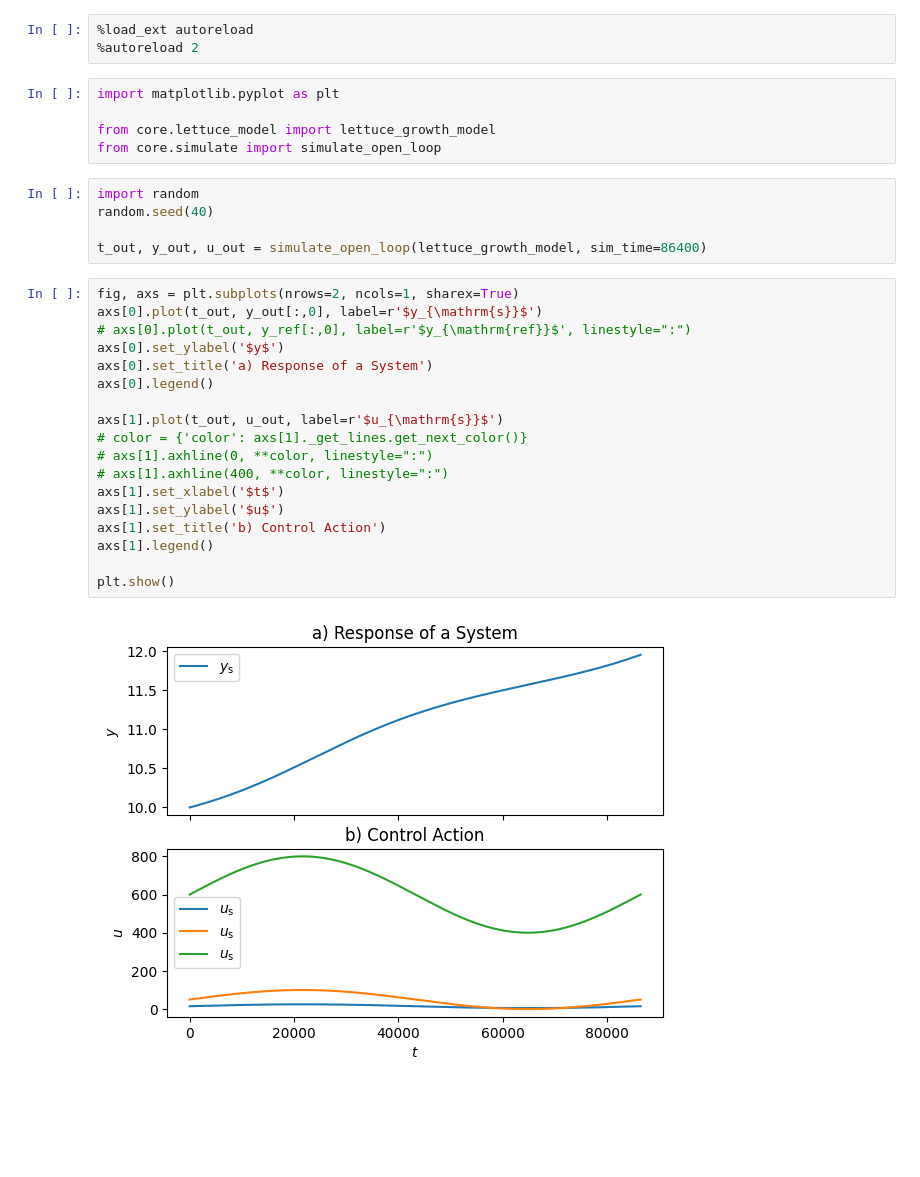
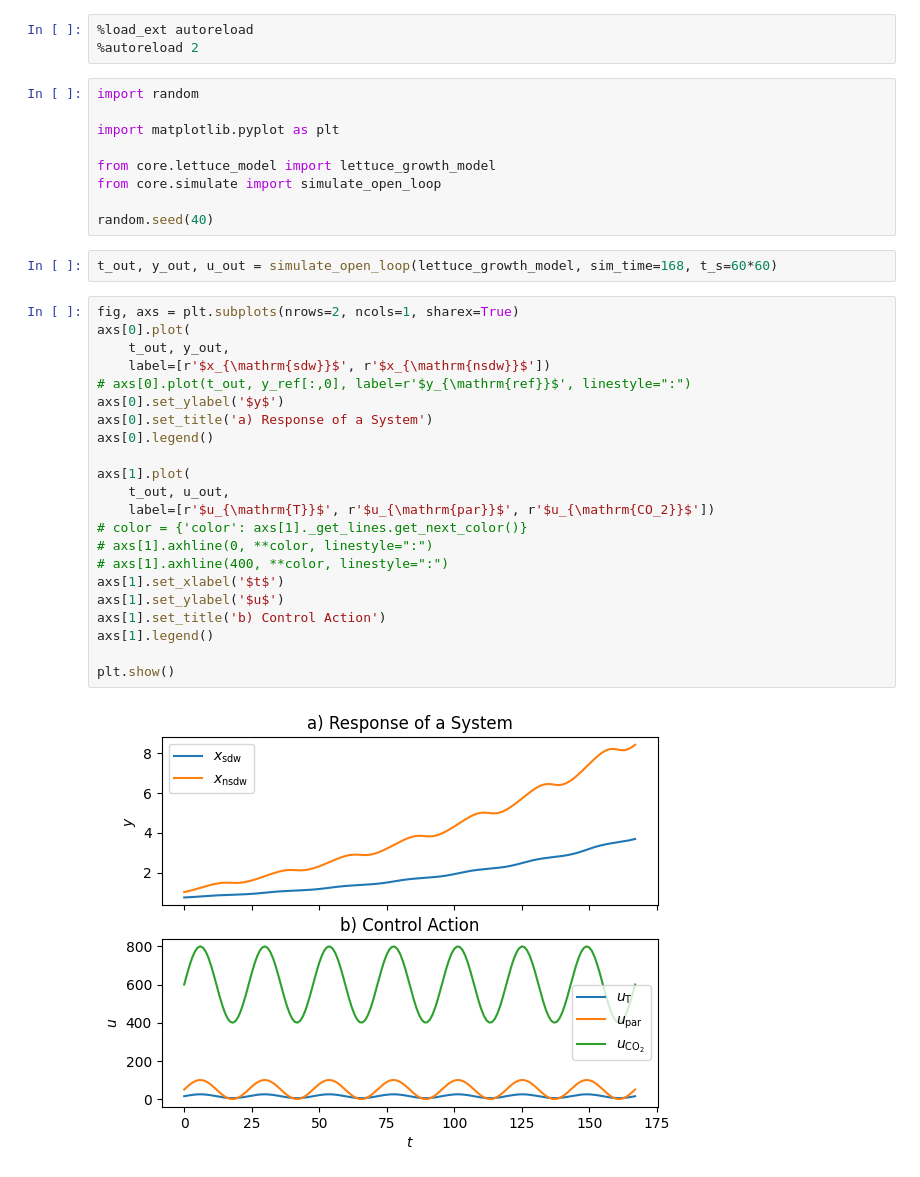
Before and after one commit to MarekWadinger/ecompc-greenhouse-platform, a Jupyter notebook: main.ipynb, the cells around one changed output. Drawn from its saved outputs; the diff is of its cells as text; blank space fills up the shorter version.

```diff
--- a/main.ipynb
+++ b/main.ipynb
@@ -2,32 +2,37 @@
 %load_ext autoreload
 %autoreload 2
 # %%
+import random
+
 import matplotlib.pyplot as plt
 
 from core.lettuce_model import lettuce_growth_model
 from core.simulate import simulate_open_loop
+
+random.seed(40)
 # %%
-import random
-random.seed(40)
-
-t_out, y_out, u_out = simulate_open_loop(lettuce_growth_model, sim_time=86400)
+t_out, y_out, u_out = simulate_open_loop(lettuce_growth_model, sim_time=168, t_s=60*60)
 # %%
 fig, axs = plt.subplots(nrows=2, ncols=1, sharex=True)
-axs[0].plot(t_out, y_out[:,0], label=r'$y_{\mathrm{s}}$')
+axs[0].plot(
+    t_out, y_out,
+    label=[r'$x_{\mathrm{sdw}}$', r'$x_{\mathrm{nsdw}}$'])
 # axs[0].plot(t_out, y_ref[:,0], label=r'$y_{\mathrm{ref}}$', linestyle=":")
 axs[0].set_ylabel('$y$')
 axs[0].set_title('a) Response of a System')
 axs[0].legend()
 
-axs[1].plot(t_out, u_out, label=r'$u_{\mathrm{s}}$')
+axs[1].plot(
+    t_out, u_out,
+    label=[r'$u_{\mathrm{T}}$', r'$u_{\mathrm{par}}$', r'$u_{\mathrm{CO_2}}$'])
 # color = {'color': axs[1]._get_lines.get_next_color()}
 # axs[1].axhline(0, **color, linestyle=":")
 # axs[1].axhline(400, **color, linestyle=":")
 axs[1].set_xlabel('$t$')
 axs[1].set_ylabel('$u$')
 axs[1].set_title('b) Control Action')
 axs[1].legend()
 
 plt.show()
 # %% [output]
-[figure, old version]
+[figure, new version]
```
Also changed, not shown: 1 other file.
